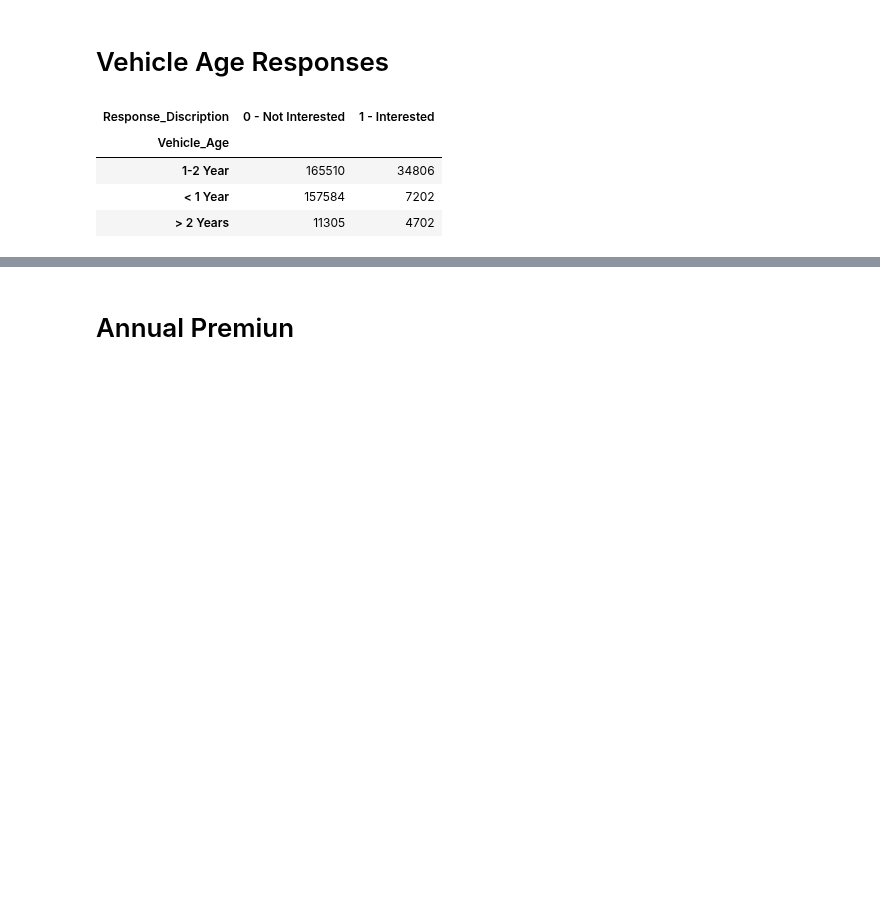
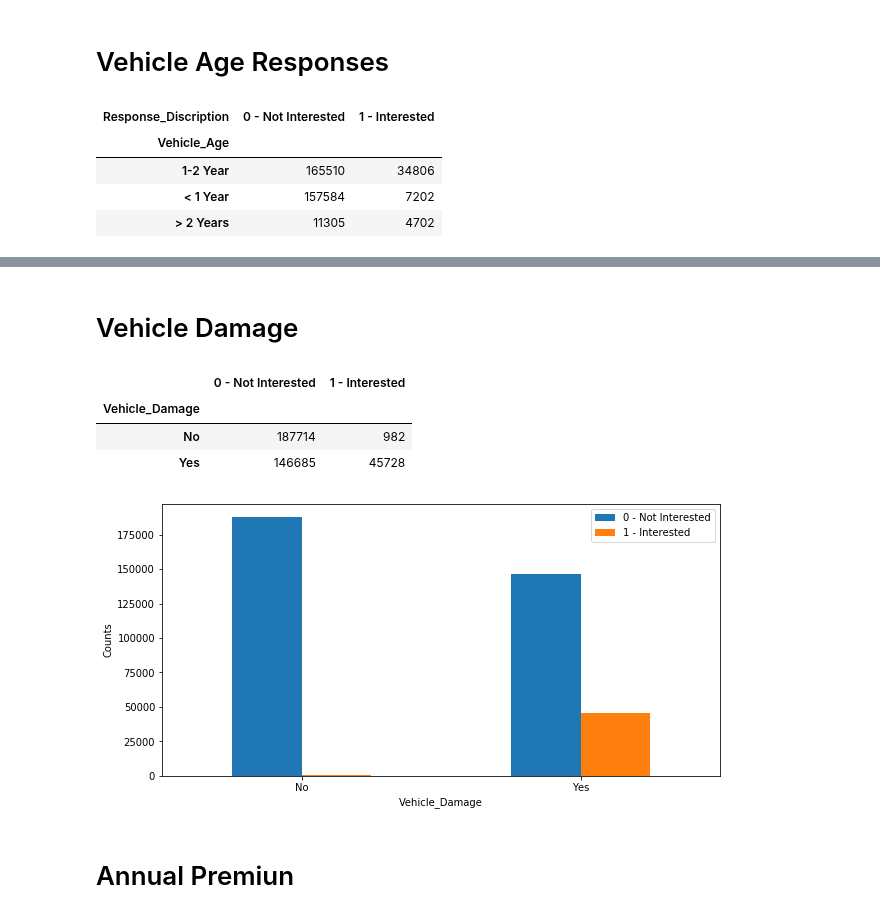
Before and after one commit to szerpa17/cross-sell-predictions, a Jupyter notebook: eda_viz.ipynb, the cells around one changed output, grey strips where cells are left out. Drawn from its saved outputs; the diff is of its cells as text; code cells hidden in the pictures; blank space fills up the shorter version.

```diff
--- a/eda_viz.ipynb
+++ b/eda_viz.ipynb
@@ -226,3 +242,21 @@ plt.savefig('images/vehicle_age_subplots')
+# %% [markdown]
+# Vehicle Damage
+# %%
+damage_pivot = eda_data.pivot_table(index=["Vehicle_Damage"], columns=["Response_Discription"],values="id", aggfunc='count').reset_index().rename_axis(None, axis=1)
+damage_df = damage_pivot.set_index('Vehicle_Damage')
+damage_df
+# %% [output]
+|  | 0 - Not Interested | 1 - Interested |
+| Vehicle_Damage |  |  |
+| No | 187714 | 982 |
+| Yes | 146685 | 45728 |
+# %%
+damage_df.plot(kind="bar", rot=0, figsize=(10,5))
+plt.ylabel('Counts')
+
+plt.savefig('images/vehicle_damage_bar')
+# %% [output]
+[figure, added]
 # %% [markdown]
 # Annual Premiun
 # %%
```
Also changed, not shown: parts of 28 cells of this notebook.
